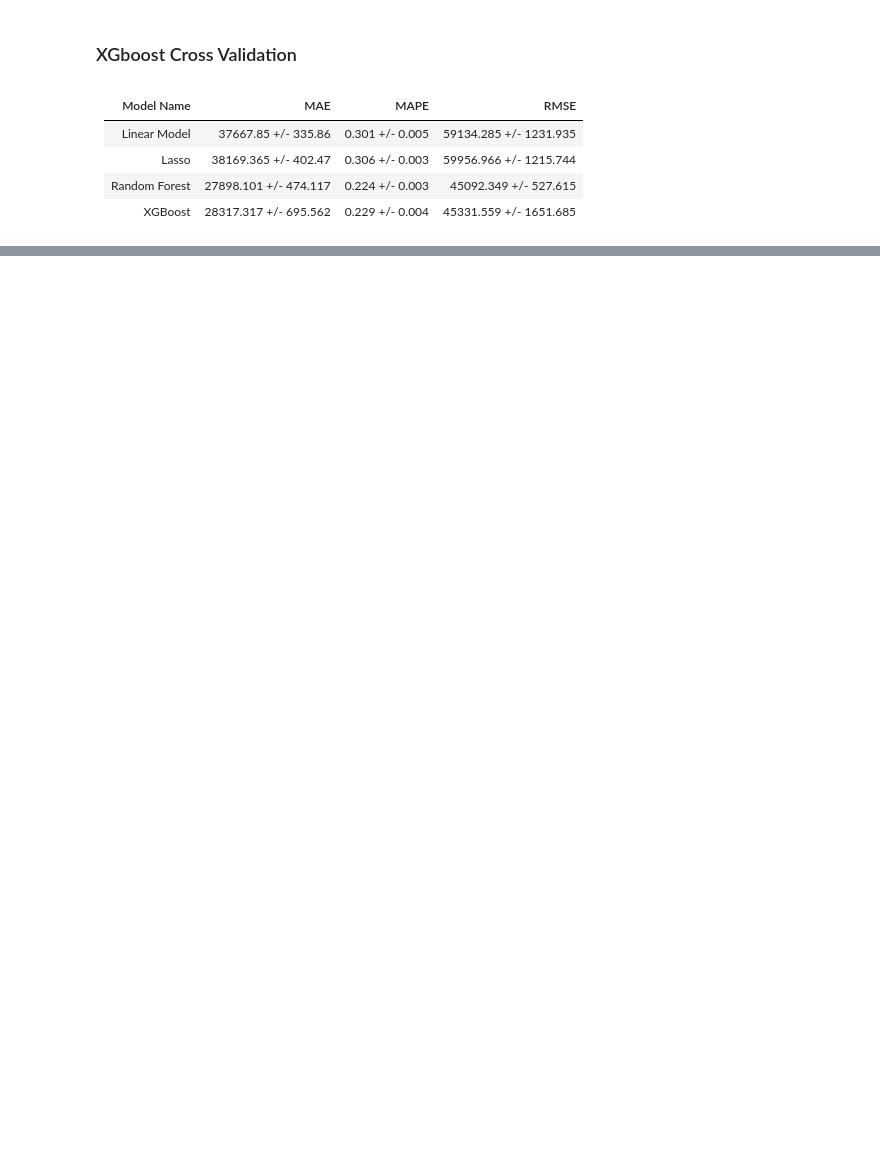
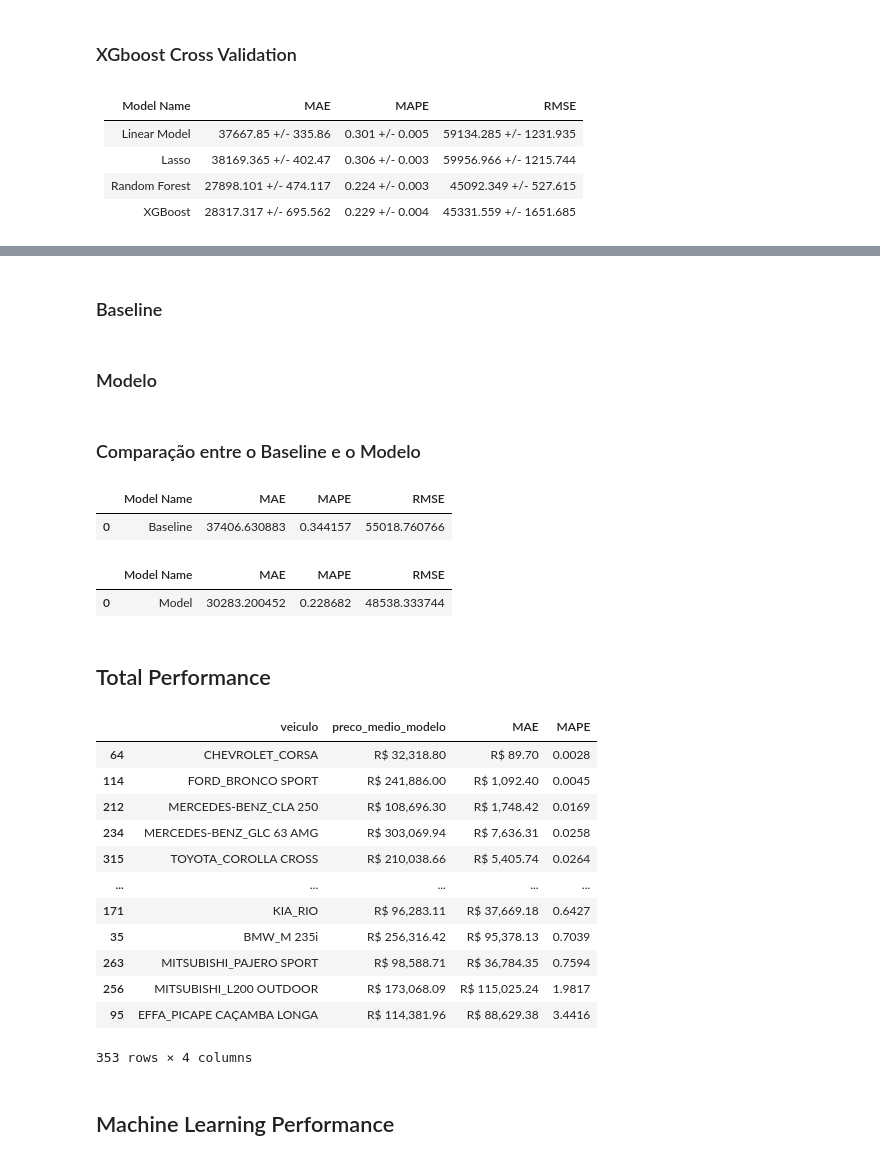
Before and after one commit to ArthurMesquita96/Mobility-Cars, a Jupyter notebook: Mobility_Cars.ipynb, the cells around one changed output, grey strips where cells are left out. Drawn from its saved outputs; the diff is of its cells as text; code cells hidden in the pictures; blank space fills up the shorter version.

```diff
--- a/Mobility_Cars.ipynb
+++ b/Mobility_Cars.ipynb
@@ -1634,8 +1618,0 @@ X_train
-# %%
-# criando feature de km médio rodado por ano
-df5['km_media_ano_em_1k_km'] = df5['odometro']/np.round(2023 - df5['ano_modelo'] + 0.51,0)
-# arredondando e escalando por 1000 km
-df5['km_media_ano_em_1k_km'] = round(df5['km_media_ano_em_1k_km'] / 1000, 0).astype(int)
-
-# criando feature de agregação do veículo com marca, modelo, km_media e localidade
-df5['veiculo'] = df5['marca'].astype(str) + "_" + df5['modelo'].astype(str) + "_" + df5['km_media_ano_em_1k_km'].astype(str)
@@ -1725,0 +1639,2 @@ plt.xticks(rotation=90);
+# %% [markdown]
+### Baseline
@@ -1725,0 +1650,2 @@ plt.xticks(rotation=90);
+# %% [markdown]
+### Modelo
@@ -1725,0 +1665,48 @@ plt.xticks(rotation=90);
+# %% [markdown]
+### Comparação entre o Baseline e o Modelo
+# %%
+ml_error('Baseline', data_prod['preco'], data_prod['preco_medio'])
+# %% [output]
+|  | Model Name | MAE | MAPE | RMSE |
+| 0 | Baseline | 37406.630883 | 0.344157 | 55018.760766 |
+# %%
+ml_error('Model', data_prod['preco'], data_prod['preco_modelo'])
+# %% [output]
+|  | Model Name | MAE | MAPE | RMSE |
+| 0 | Model | 30283.200452 | 0.228682 | 48538.333744 |
+# %% [markdown]
+## Total Performance
+# %%
+# soma de vendas dos veículos
+df10_aux0 = data_prod[['veiculo', 'preco_modelo']].groupby('veiculo').mean().reset_index().rename(columns={'preco_modelo':'preco_medio_modelo'})
+
+# MAE de cada veículo
+df10_aux1 = data_prod[['veiculo', 'preco','preco_medio','preco_modelo']].groupby('veiculo').apply(lambda x: mt.mean_absolute_error(x['preco'], x['preco_modelo'])).reset_index().rename(columns={0:'MAE'})
+
+# MAPE de cada veículo
+df10_aux2 = data_prod[['veiculo', 'preco','precos_medios','preco_modelo']].groupby('veiculo').apply(lambda x: mt.mean_absolute_percentage_error(x['preco'], x['preco_modelo'])).reset_index().rename(columns={0:'MAPE'})
+
+# merge dos dados
+df10_aux3 = pd.merge(df10_aux0, df10_aux1, on ='veiculo', how = 'left')
+df10_aux3 = pd.merge(df10_aux3, df10_aux2, on ='veiculo', how = 'left')
+df10_aux3['preco_medio_modelo'] = df10_aux3['preco_medio_modelo'].map('R$ {:,.2f}'.format)
+df10_aux3['MAE'] = df10_aux3['MAE'].map('R$ {:,.2f}'.format)
+df10_aux3['MAPE'] = df10_aux3['MAPE'].map('{:.4f}'.format)
+# %%
+df10_aux3.sort_values('MAPE')
+# %% [output]
+|  | veiculo | preco_medio_modelo | MAE | MAPE |
+| 64 | CHEVROLET_CORSA | R$ 32,318.80 | R$ 89.70 | 0.0028 |
+| 114 | FORD_BRONCO SPORT | R$ 241,886.00 | R$ 1,092.40 | 0.0045 |
+| 212 | MERCEDES-BENZ_CLA 250 | R$ 108,696.30 | R$ 1,748.42 | 0.0169 |
+| 234 | MERCEDES-BENZ_GLC 63 AMG | R$ 303,069.94 | R$ 7,636.31 | 0.0258 |
+| 315 | TOYOTA_COROLLA CROSS | R$ 210,038.66 | R$ 5,405.74 | 0.0264 |
+| ... | ... | ... | ... | ... |
+| 171 | KIA_RIO | R$ 96,283.11 | R$ 37,669.18 | 0.6427 |
+| 35 | BMW_M 235i | R$ 256,316.42 | R$ 95,378.13 | 0.7039 |
+| 263 | MITSUBISHI_PAJERO SPORT | R$ 98,588.71 | R$ 36,784.35 | 0.7594 |
+| 256 | MITSUBISHI_L200 OUTDOOR | R$ 173,068.09 | R$ 115,025.24 | 1.9817 |
+| 95 | EFFA_PICAPE CAÇAMBA LONGA | R$ 114,381.96 | R$ 88,629.38 | 3.4416 |
+353 rows × 4 columns
+# %% [markdown]
+## Machine Learning Performance
```
Also changed, not shown: parts of 38 cells of this notebook, 5 other files.
